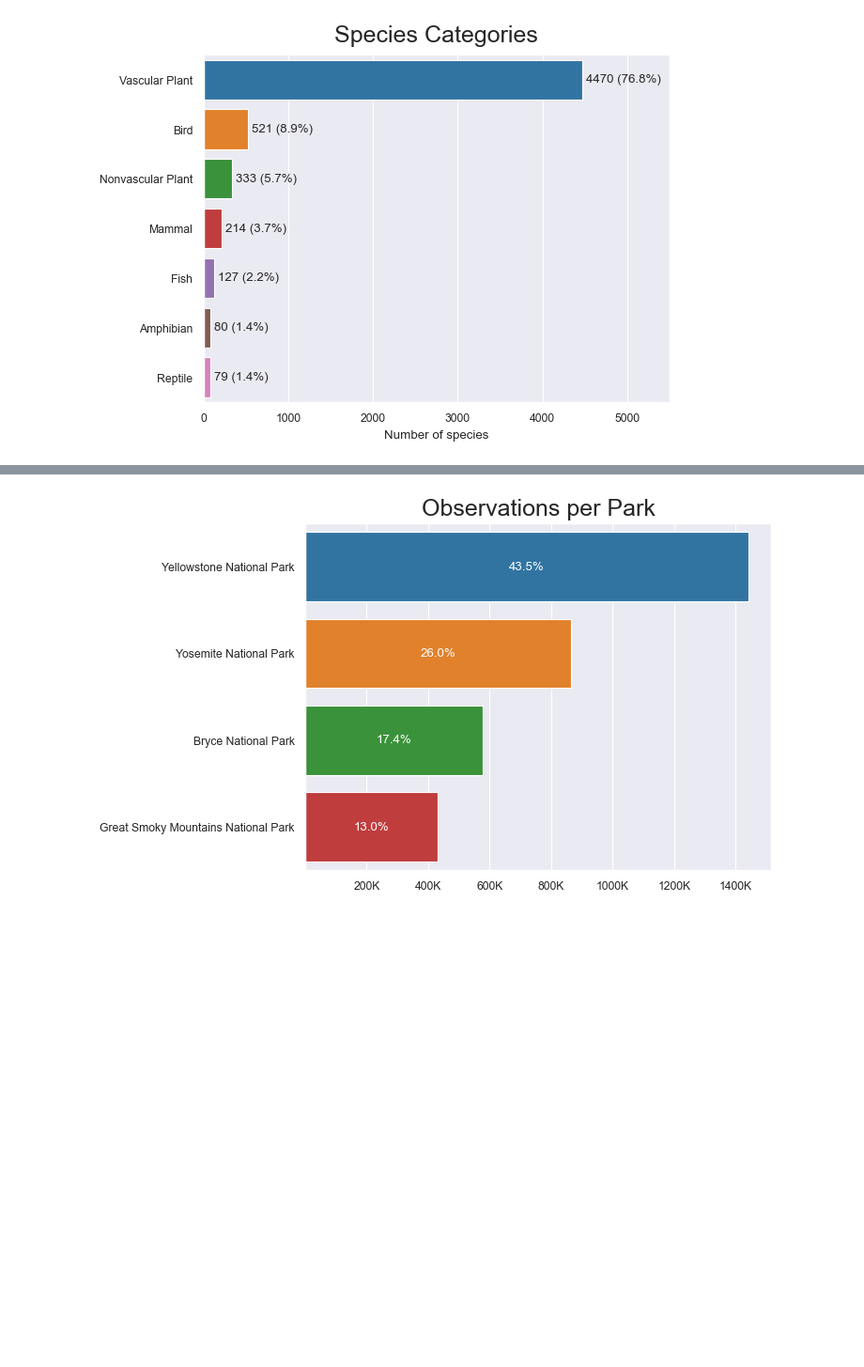
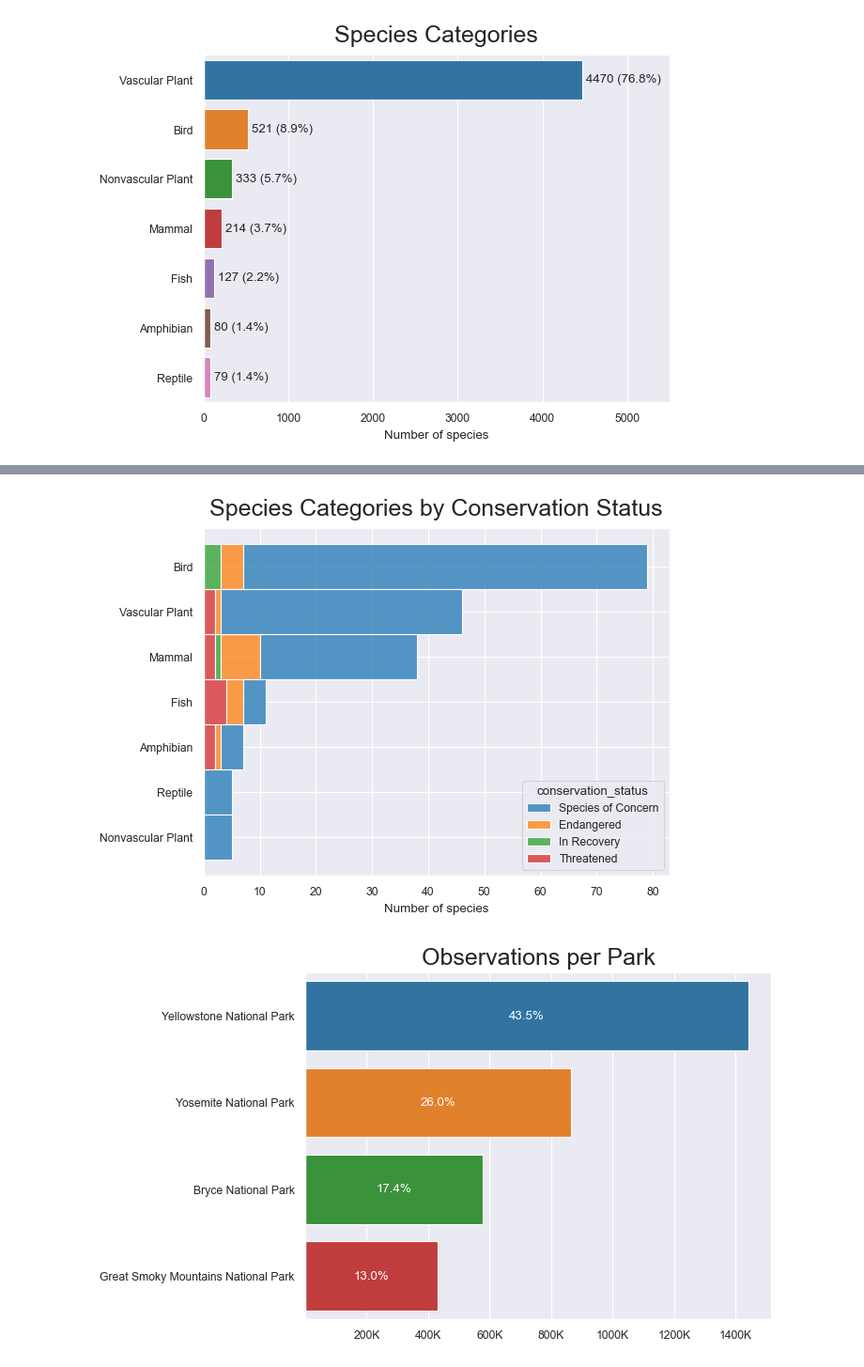
Before and after one commit to bcbmotta/biodiversity-project, a Jupyter notebook: Code/biodiversity.ipynb, the cells around one changed output, grey strips where cells are left out. Shown: that part at 94% size. Saved outputs shown, nothing was run; the diff lists cells and outputs as text; code cells hidden in the pictures; blank space fills up the shorter version.

```diff
--- a/Code/biodiversity.ipynb
+++ b/Code/biodiversity.ipynb
@@ -101,3 +128,15 @@ g.set(ylabel='', xlabel='Number of species');
+# %%
+# Sort DF by category counts
+category_counts = classified['category'].value_counts()
+sorted_classified = classified.sort_values(by='category', key=lambda x: x.map(category_counts), ascending=False)
+
+# Plot species categories by conservation status, excluding unclassified species
+sns.histplot(data=sorted_classified, y='category', hue='conservation_status', multiple='stack')
+plt.title('Species Categories by Conservation Status', fontsize=18, pad=10)
+plt.ylabel('')
+plt.xlabel('Number of species');
+# %% [output]
+[figure, added]
 # %%
 observations_count = obs.groupby('park_name').observations.sum().sort_values(ascending=False)
 g = sns.barplot(x=observations_count.values, y=observations_count.index)
```
Also changed, not shown: parts of 6 cells of this notebook.
